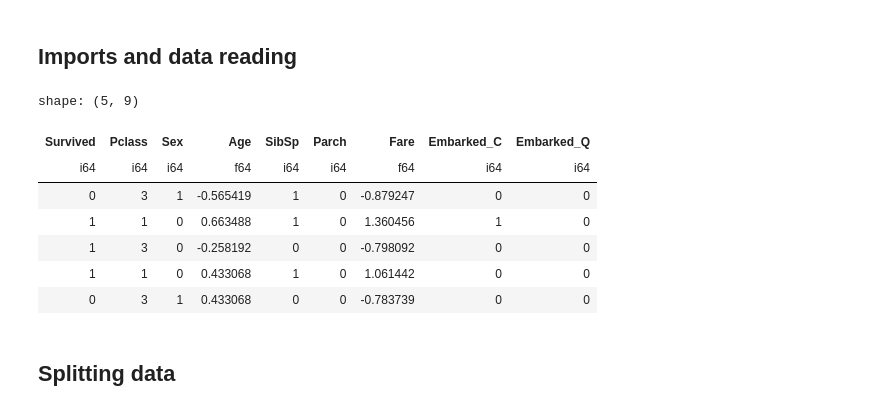
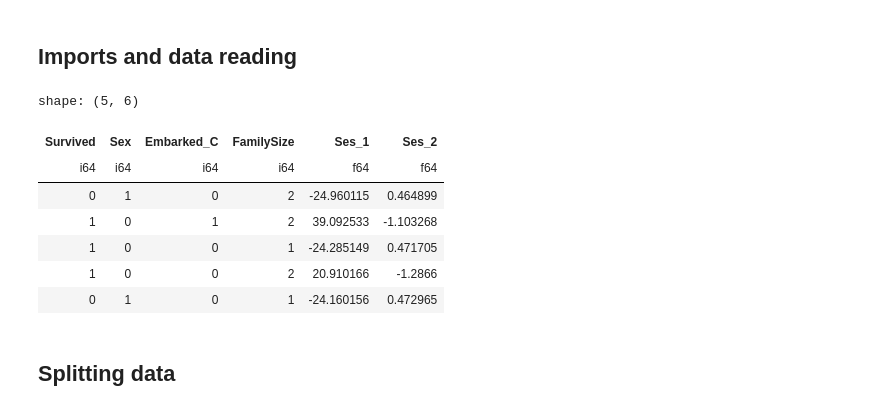
Before and after one commit to Repsajsov/Kaggle, a Jupyter notebook: model.ipynb, the cells around one changed output. Saved outputs shown, nothing was run; the diff lists cells and outputs as text; code cells hidden in the pictures.

```diff
--- a/model.ipynb
+++ b/model.ipynb
@@ -3,26 +3,26 @@
 # %%
 from sklearn.model_selection import train_test_split, GridSearchCV
 from sklearn.ensemble import RandomForestClassifier, GradientBoostingClassifier
 from sklearn.linear_model import LogisticRegression
 from sklearn.svm import SVC
 from sklearn.metrics import accuracy_score
 
 import numpy as np
 
 import polars as pl
 
-df = pl.read_csv("../Data/baseDataframe.csv")
+df = pl.read_csv("../Data/Titanic/advancedDataframe.csv")
 
 df.head()
 # %% [output]
-shape: (5, 9)
+shape: (5, 6)
-| Survived | Pclass | Sex | Age | SibSp | Parch | Fare | Embarked_C | Embarked_Q |
-| i64 | i64 | i64 | f64 | i64 | i64 | f64 | i64 | i64 |
-| 0 | 3 | 1 | -0.565419 | 1 | 0 | -0.879247 | 0 | 0 |
-| 1 | 1 | 0 | 0.663488 | 1 | 0 | 1.360456 | 1 | 0 |
-| 1 | 3 | 0 | -0.258192 | 0 | 0 | -0.798092 | 0 | 0 |
-| 1 | 1 | 0 | 0.433068 | 1 | 0 | 1.061442 | 0 | 0 |
-| 0 | 3 | 1 | 0.433068 | 0 | 0 | -0.783739 | 0 | 0 |
+| Survived | Sex | Embarked_C | FamilySize | Ses_1 | Ses_2 |
+| i64 | i64 | i64 | i64 | f64 | f64 |
+| 0 | 1 | 0 | 2 | -24.960115 | 0.464899 |
+| 1 | 0 | 1 | 2 | 39.092533 | -1.103268 |
+| 1 | 0 | 0 | 1 | -24.285149 | 0.471705 |
+| 1 | 0 | 0 | 2 | 20.910166 | -1.2866 |
+| 0 | 1 | 0 | 1 | -24.160156 | 0.472965 |
 # %% [markdown]
 ## Splitting data
 # %%
```
Also changed, not shown: parts of 3 cells of this notebook, 2 other files.
